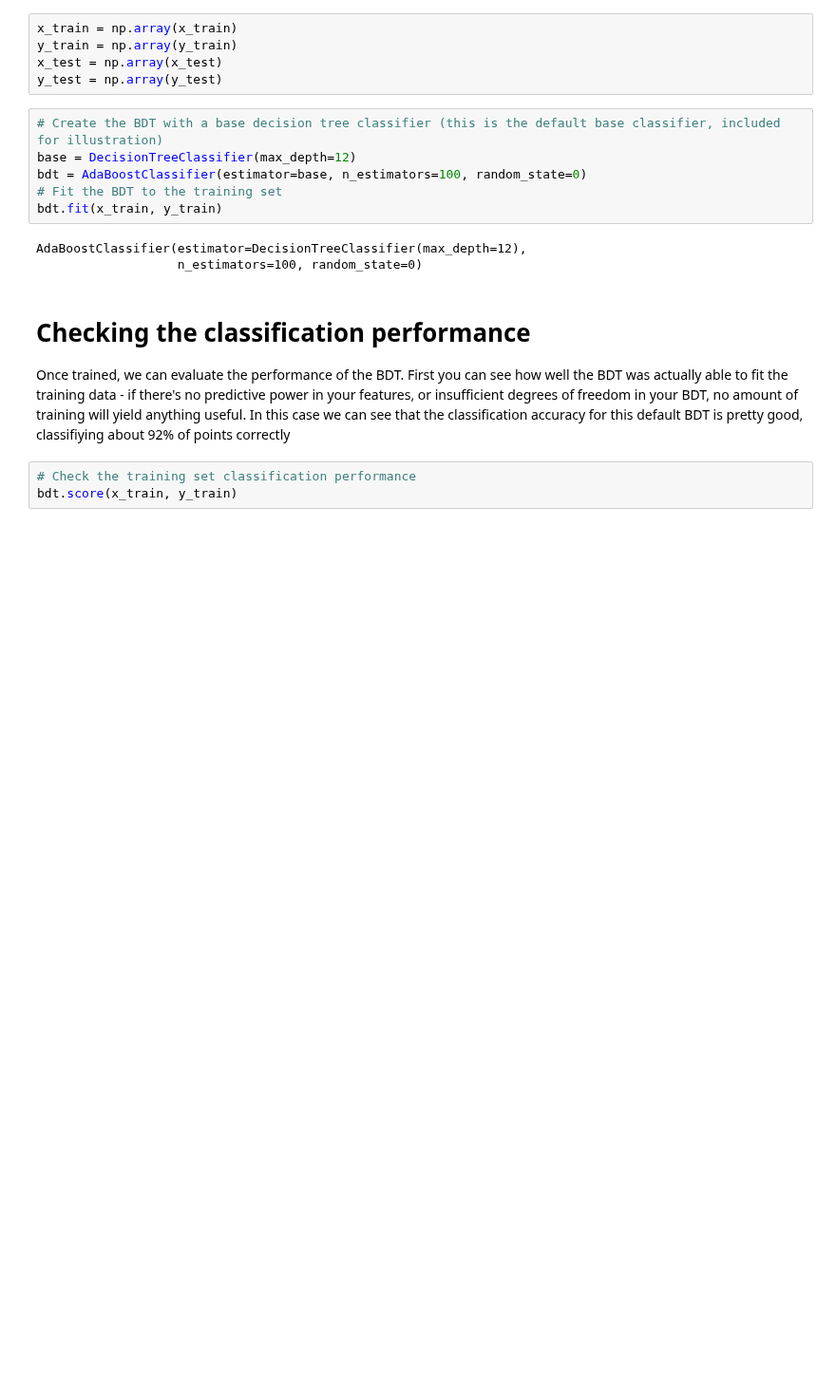
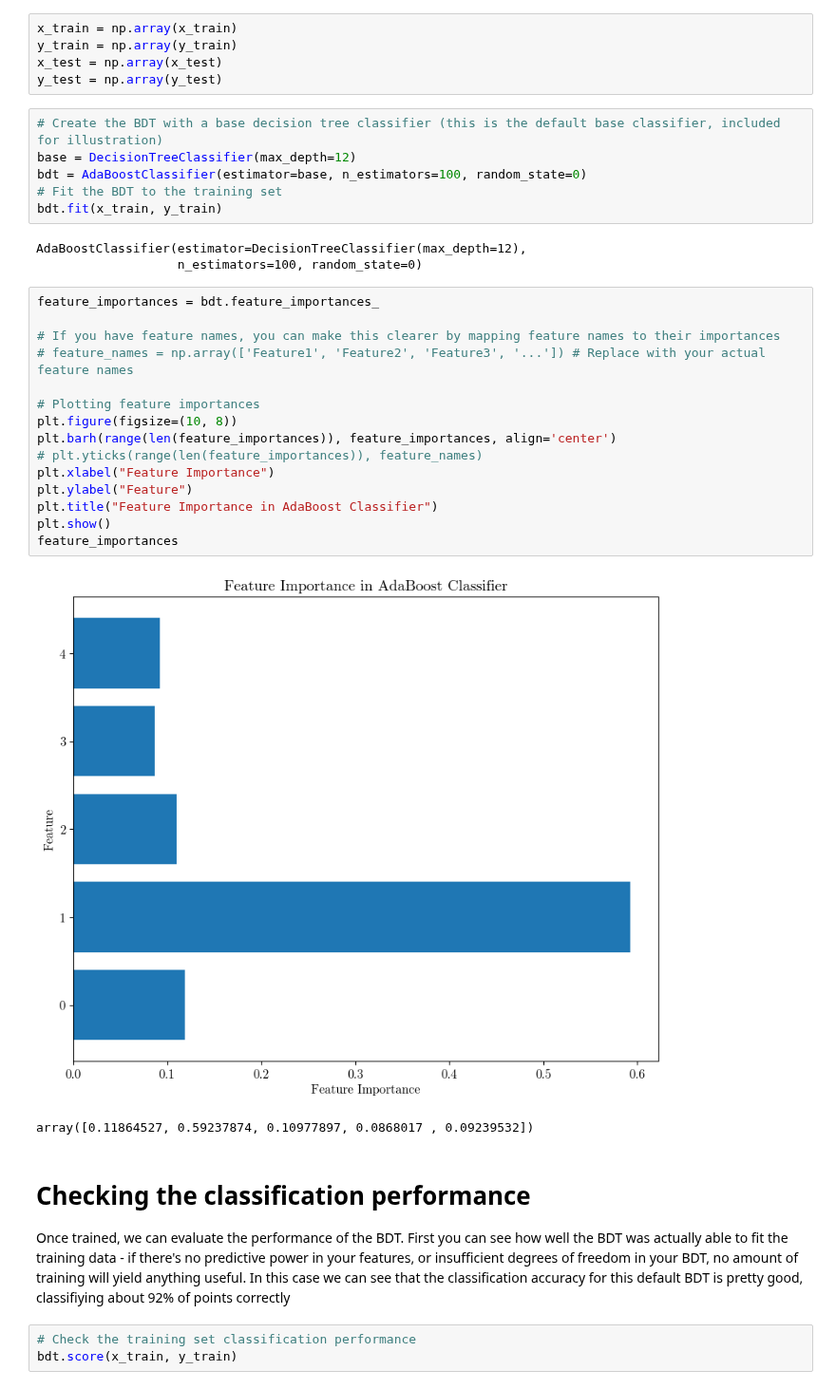
Before and after one commit to mohummudh/neutrinos-dune, a Jupyter notebook: mohammed/BDT/BDTneutrinoCheated.ipynb, the cells around one changed output. Shown at 95% size. Cells and saved outputs as stored; diff of their text form; blank space fills up the shorter version.

```diff
--- a/mohammed/BDT/BDTneutrinoCheated.ipynb
+++ b/mohammed/BDT/BDTneutrinoCheated.ipynb
@@ -456,6 +456,24 @@ bdt.fit(x_train, y_train)
 # %% [output]
 AdaBoostClassifier(estimator=DecisionTreeClassifier(max_depth=12),
                    n_estimators=100, random_state=0)
+# %%
+feature_importances = bdt.feature_importances_
+
+# If you have feature names, you can make this clearer by mapping feature names to their importances
+# feature_names = np.array(['Feature1', 'Feature2', 'Feature3', '...']) # Replace with your actual feature names
+
+# Plotting feature importances
+plt.figure(figsize=(10, 8))
+plt.barh(range(len(feature_importances)), feature_importances, align='center')
+# plt.yticks(range(len(feature_importances)), feature_names)
+plt.xlabel("Feature Importance")
+plt.ylabel("Feature")
+plt.title("Feature Importance in AdaBoost Classifier")
+plt.show()
+feature_importances
+# %% [output]
+[figure, added]
+array([0.11864527, 0.59237874, 0.10977897, 0.0868017 , 0.09239532])
 # %% [markdown]
 # Checking the classification performance
 
```
Also changed, not shown: parts of 20 cells of this notebook, 12 other files.
